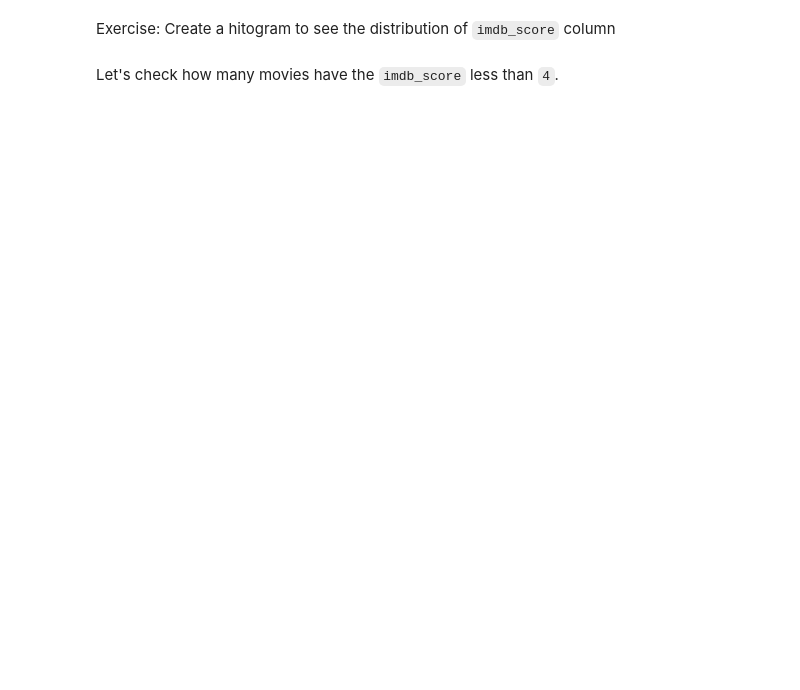
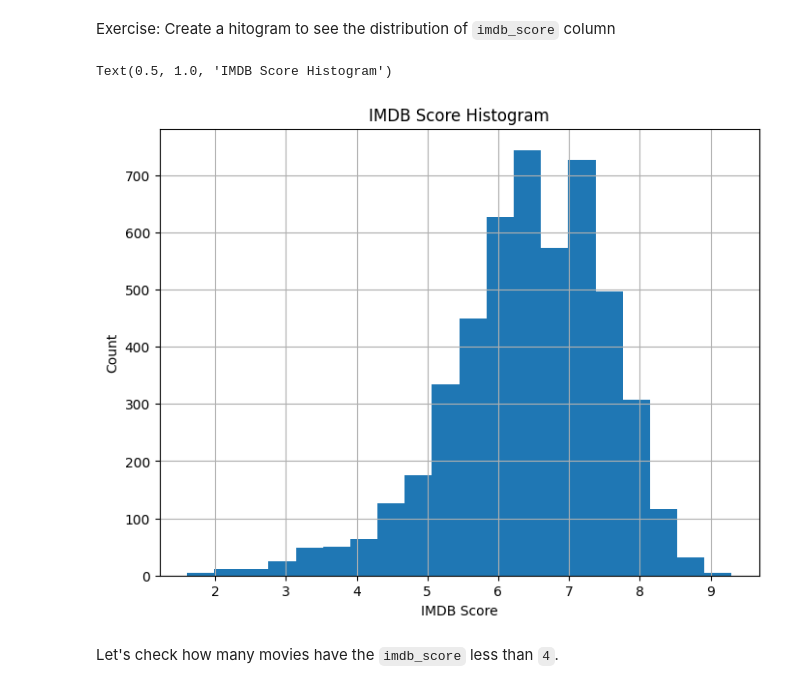
Before and after one commit to seanwhs/learn-python, a Jupyter notebook: data-analysis-using-pandas/The Notebook.ipynb, the cells around one changed output. Cells and saved outputs as stored; diff of their text form; code cells hidden in the pictures; blank space fills up the shorter version.

```diff
--- a/data-analysis-using-pandas/The Notebook.ipynb
+++ b/data-analysis-using-pandas/The Notebook.ipynb
@@ -155,4 +170,12 @@ Let's checkout the distribution of `duration` column using a histogram.
 # %% [markdown]
 Exercise: Create a hitogram to see the distribution of `imdb_score` column
+# %%
+var = data.imdb_score.hist(bins=20, figsize=(8,6))
+var.set_xlabel('IMDB Score')
+var.set_ylabel('Count')
+var.set_title('IMDB Score Histogram')
+# %% [output]
+Text(0.5, 1.0, 'IMDB Score Histogram')
+[figure, added]
 # %% [markdown]
 Let's check how many movies have the `imdb_score` less than `4`.
```
Also changed, not shown: parts of 17 cells of this notebook, 2 other files.
